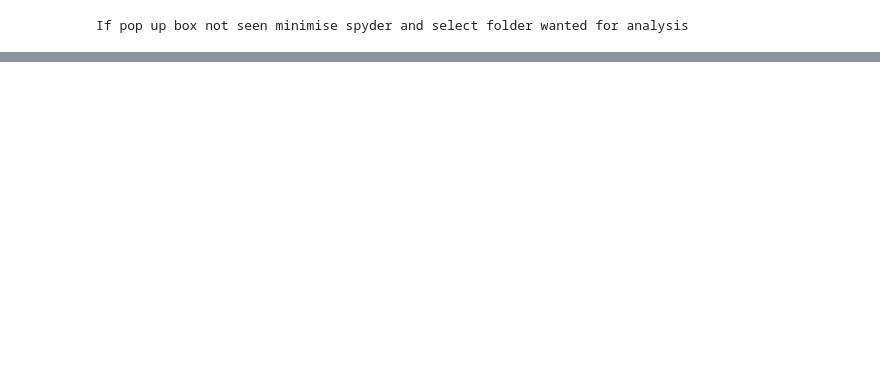
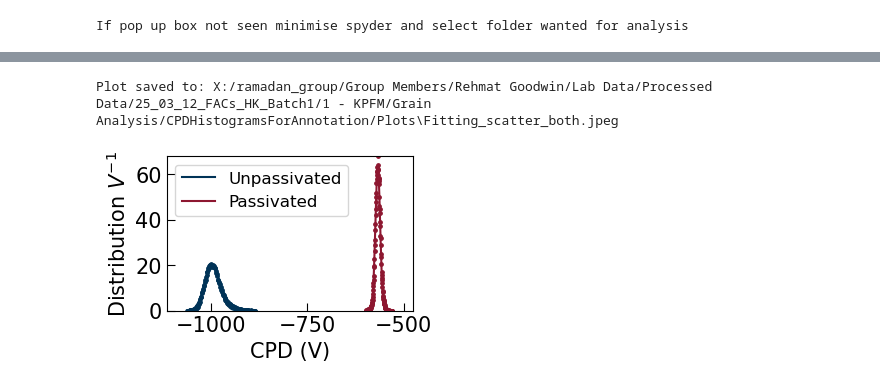
Before and after one commit to RamadanLab/KPFM_processing, a Jupyter notebook: SpreadAnalysis.ipynb, the cells around one changed output, grey strips where cells are left out. Drawn from its saved outputs; the diff is of its cells as text; code cells hidden in the pictures; blank space fills up the shorter version.

```diff
--- a/SpreadAnalysis.ipynb
+++ b/SpreadAnalysis.ipynb
@@ -228,0 +228,43 @@ Plot saved to: X:/ramadan_group/Group Members/Rehmat Goodwin/Lab Data/Processed
+# %%
+unpass_x_mV=[round(x*1000,4) if not np.isnan(x) else np.nan for x in unpass_x]
+pass_x_mV=[round(x*1000,4) if not np.isnan(x) else np.nan for x in pass_x]
+# %%
+#Plotting both together
+dpi_setting = 600
+figsize_x, figsize_y = (2227/dpi_setting), (1498/dpi_setting)
+tick_length = 6
+legend_font = 12
+base_font_size = 15
+scatter_size = 6
+line_width = 1.5
+
+
+fig, ax = plt.subplots(1, 1, sharey=True, figsize=(figsize_x, figsize_y))
+plt.rcParams.update({'font.size': base_font_size})
+ax = plt.gca()
+ax.tick_params(direction='in', length=tick_length)
+ax.tick_params(axis='both')
+ax.margins (0.5,0.5)
+plt.xlabel("SPV (V)")
+ax.autoscale(enable=None, axis="x", tight=True)
+plt.ylabel("Distribution (V$^{-1}$)")
+# Limit number of ticks
+ax.xaxis.set_major_locator(MaxNLocator(nbins=3))  # Max 5 ticks on x-axis
+ax.yaxis.set_major_locator(MaxNLocator(nbins=4))  # Max 5 ticks on y-axis
+ax.scatter(unpass_x_mV, unpass_y, label=f"_nolegend_",color=GI_U_color, s=scatter_size, zorder=2)
+ax.plot(unpass_x_mV, unpass_fit, label=f"Unpassivated", color=GI_U_color,linewidth=line_width, zorder=3)
+ax.scatter(pass_x_mV, pass_y, label=f"_nolegend_",color=GI_P_color, s=scatter_size, zorder=2)
+ax.plot(pass_x_mV, pass_fit, label=f"Passivated", color=GI_P_color,linewidth=line_width, zorder=3)
+ax.set_xlabel("CPD (V)")
+ax.set_ylabel("Distribution $V^{-1}$")
+ax.autoscale()
+plt.margins(0.1,0)
+plt.legend(loc='best', fontsize=legend_font)
+plt.tight_layout()
+
+fig=plt.gcf()
+save_plot_to_folder(fig,save_path,filename=f'Fitting_scatter_both.jpeg')
+plt.show()
+# %% [output]
+Plot saved to: X:/ramadan_group/Group Members/Rehmat Goodwin/Lab Data/Processed Data/25_03_12_FACs_HK_Batch1/1 - KPFM/Grain Analysis/CPDHistogramsForAnnotation/Plots\Fitting_scatter_both.jpeg
+[figure, added]
```
Also changed, not shown: parts of 2 cells of this notebook, 2 other files.
